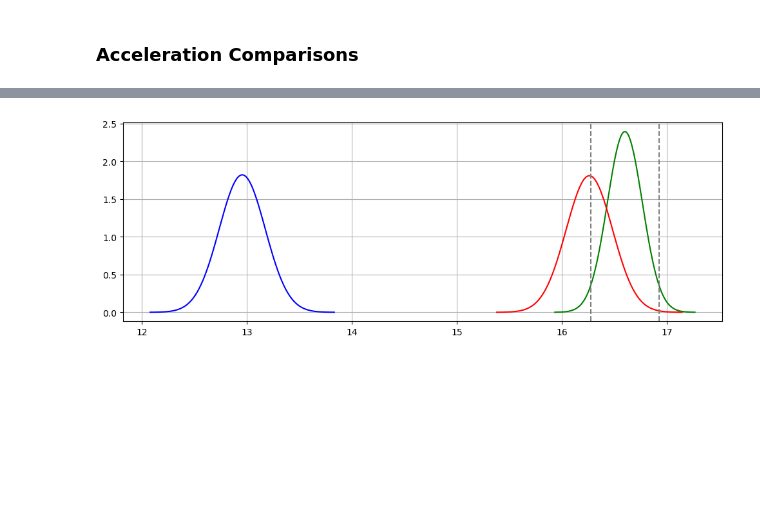
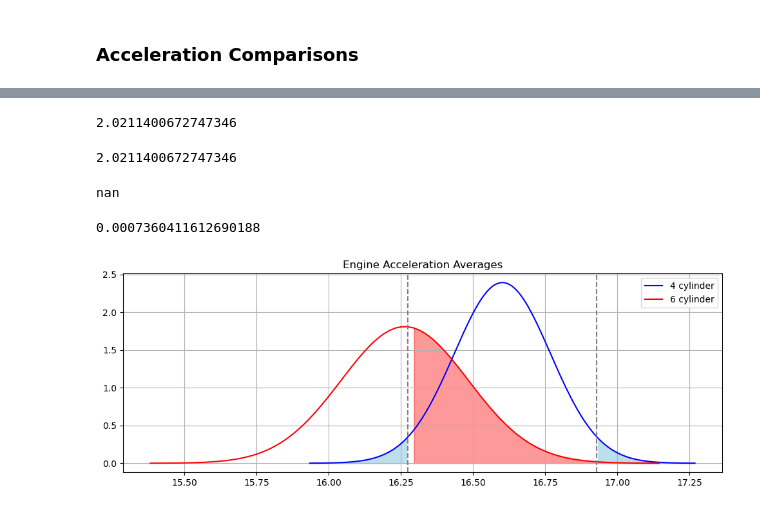
Before and after one commit to BenHallinan/stats_case_study, a Jupyter notebook: notebooks/cars_eda_stats.ipynb, the cells around one changed output, grey strips where cells are left out. Cells and saved outputs as stored; diff of their text form; code cells hidden in the pictures; blank space fills up the shorter version.

```diff
--- a/notebooks/cars_eda_stats.ipynb
+++ b/notebooks/cars_eda_stats.ipynb
@@ -258,3 +261,7 @@ eightcyl_accel_dist = st.norm(eightcyl_accel_mean, eightcyl_accel_sem)
 four_times_sem_eightcylaccel = eightcyl_accel_sem * 4
 
 eightcyl_linspace_accel = np.linspace(eightcyl_accel_mean-four_times_sem_eightcylaccel, eightcyl_accel_mean+four_times_sem_eightcylaccel,103)
+# %%
+sixcyl_accel_std
+# %% [output]
+2.0211400672747346
@@ -261,13 +276,36 @@ eightcyl_linspace_accel = np.linspace(eightcyl_accel_mean-four_times_sem_eightcy
+# %%
+sixcyl_accel_std
+# %% [output]
+2.0211400672747346
+# %%
+sig = np.sqrt(sixcyl_accel_mean*(1-sixcyl_accel_mean))
+sig
+# %% [output]
+nan
+# %%
+compute_power(84,2.02,0.05,fourcyl_accel_mean,sixcyl_accel_mean)
+# %% [output]
+0.0007360411612690188
 # %%
 # plot distributions for acceleration
 fig, ax = plt.subplots(figsize=(12, 4))
-
-ax.plot(fourcyl_linspace_accel, fourcyl_accel_dist.pdf(fourcyl_linspace_accel), color = 'green')
+labels = ["4 cylinder","6 cylinder"]
+ax.plot(fourcyl_linspace_accel, fourcyl_accel_dist.pdf(fourcyl_linspace_accel), color = 'blue')
 ax.plot(sixcyl_linspace_accel, sixcyl_accel_dist.pdf(sixcyl_linspace_accel), color = 'red')
-ax.plot(eightcyl_linspace_accel, eightcyl_accel_dist.pdf(eightcyl_linspace_accel), color = 'blue')
+ax.legend(labels)
+# ax.plot(eightcyl_linspace_accel, eightcyl_accel_dist.pdf(eightcyl_linspace_accel), color = 'blue')
 
 ax.axvline(x = fourcyl_accel_dist.ppf(0.025), color = 'grey',ls="--")
-ax.axvline(x = fourcyl_accel_dist.ppf(1-0.025), color = 'grey',ls="--")
+ax.axvline(x = fourcyl_accel_dist.ppf(1-.025), color = 'grey',ls="--")
+
+y_vals = fourcyl_accel_dist.pdf(fourcyl_linspace_accel)
+ax.fill_between(fourcyl_linspace_accel,y_vals,0,where=(fourcyl_linspace_accel<=fourcyl_accel_dist.ppf(.025)),alpha=.8,color='lightblue')
+ax.fill_between(fourcyl_linspace_accel,y_vals,0,where=(fourcyl_linspace_accel>=fourcyl_accel_dist.ppf(1-.025)),alpha=.8,color='lightblue')
+x_vals = sixcyl_linspace_accel
+y2_vals = sixcyl_accel_dist.pdf(sixcyl_linspace_accel)
+ax.fill_between(x_vals,y2_vals,0,where=(x_vals>=fourcyl_accel_dist.ppf(0.025)),color='red',alpha=.4)
+
+ax.set_title("Engine Acceleration Averages")
 plt.grid()
 # %% [output]
-[figure, old version]
+[figure, new version]
```
Also changed, not shown: parts of 7 cells of this notebook.
